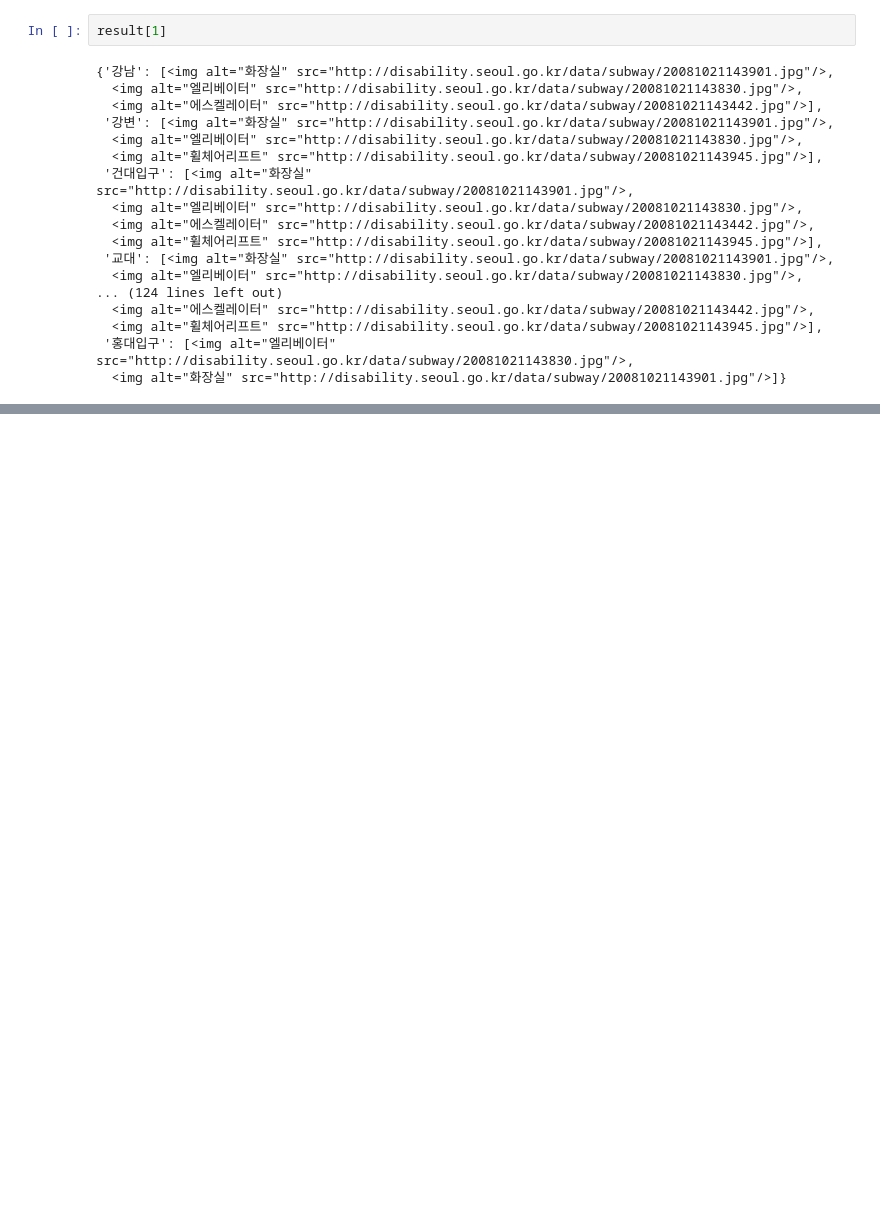
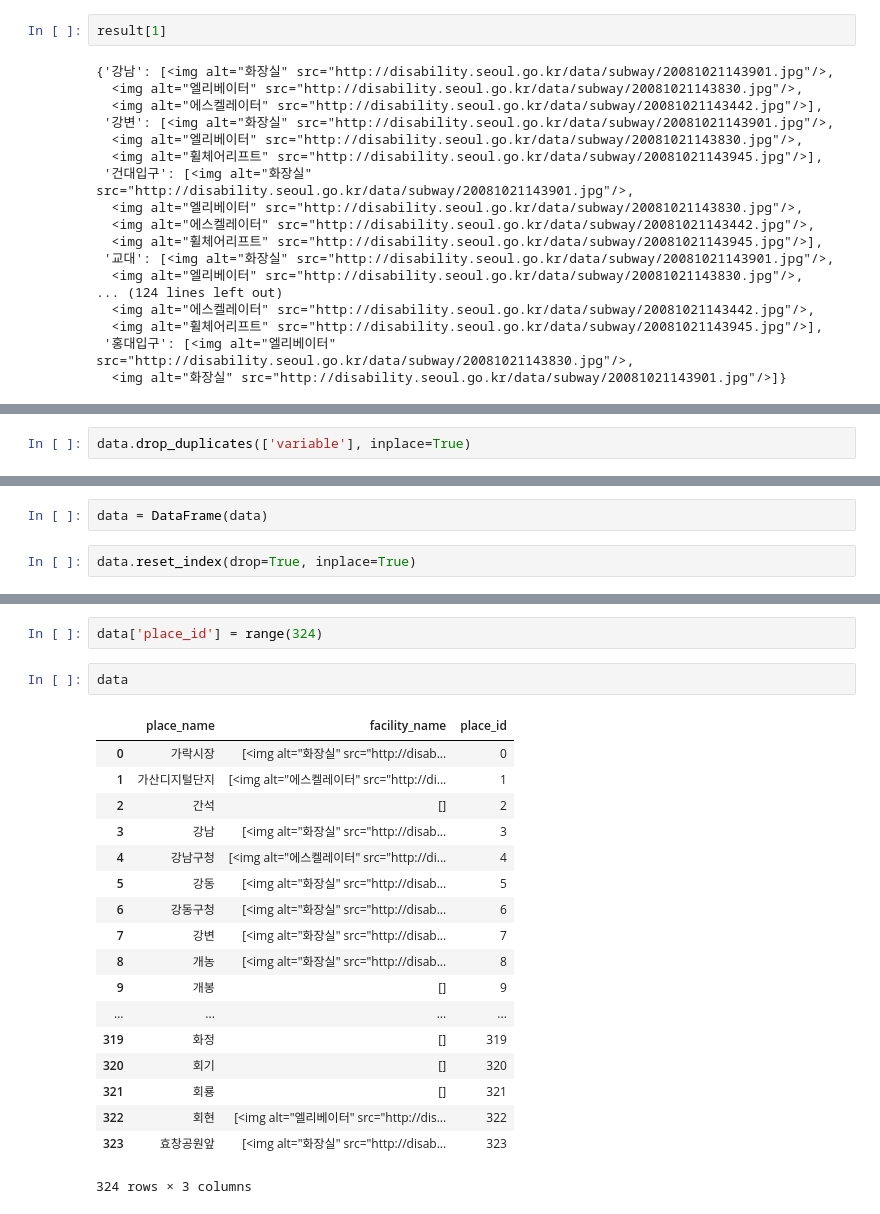
Before and after one commit to BigDataCampus/fresh, a Jupyter notebook: 180729(Sun)_Subway_juntaek.ipynb, the cells around one changed output, grey strips where cells are left out. Saved outputs shown, nothing was run; the diff lists cells and outputs as text; blank space fills up the shorter version.

```diff
--- a/180729(Sun)_Subway_juntaek.ipynb
+++ b/180729(Sun)_Subway_juntaek.ipynb
@@ -171,0 +308,2 @@ result[1]
+# %%
+data.drop_duplicates(['variable'], inplace=True)
@@ -171,0 +331,4 @@ result[1]
+# %%
+data = DataFrame(data)
+# %%
+data.reset_index(drop=True, inplace=True)
@@ -171,0 +356,23 @@ result[1]
+# %%
+data['place_id'] = range(324)
+# %%
+data
+# %% [output]
+|  | place_name | facility_name | place_id |
+| 0 | 가락시장 | [<img alt="화장실" src="http://disab... | 0 |
+| 1 | 가산디지털단지 | [<img alt="에스켈레이터" src="http://di... | 1 |
+| 2 | 간석 | [] | 2 |
+| 3 | 강남 | [<img alt="화장실" src="http://disab... | 3 |
+| 4 | 강남구청 | [<img alt="에스켈레이터" src="http://di... | 4 |
+| 5 | 강동 | [<img alt="화장실" src="http://disab... | 5 |
+| 6 | 강동구청 | [<img alt="화장실" src="http://disab... | 6 |
+| 7 | 강변 | [<img alt="화장실" src="http://disab... | 7 |
+| 8 | 개농 | [<img alt="화장실" src="http://disab... | 8 |
+| 9 | 개봉 | [] | 9 |
+| ... | ... | ... | ... |
+| 319 | 화정 | [] | 319 |
+| 320 | 회기 | [] | 320 |
+| 321 | 회룡 | [] | 321 |
+| 322 | 회현 | [<img alt="엘리베이터" src="http://dis... | 322 |
+| 323 | 효창공원앞 | [<img alt="화장실" src="http://disab... | 323 |
+324 rows × 3 columns
```
Also changed, not shown: parts of 58 cells of this notebook, 1 other file.
